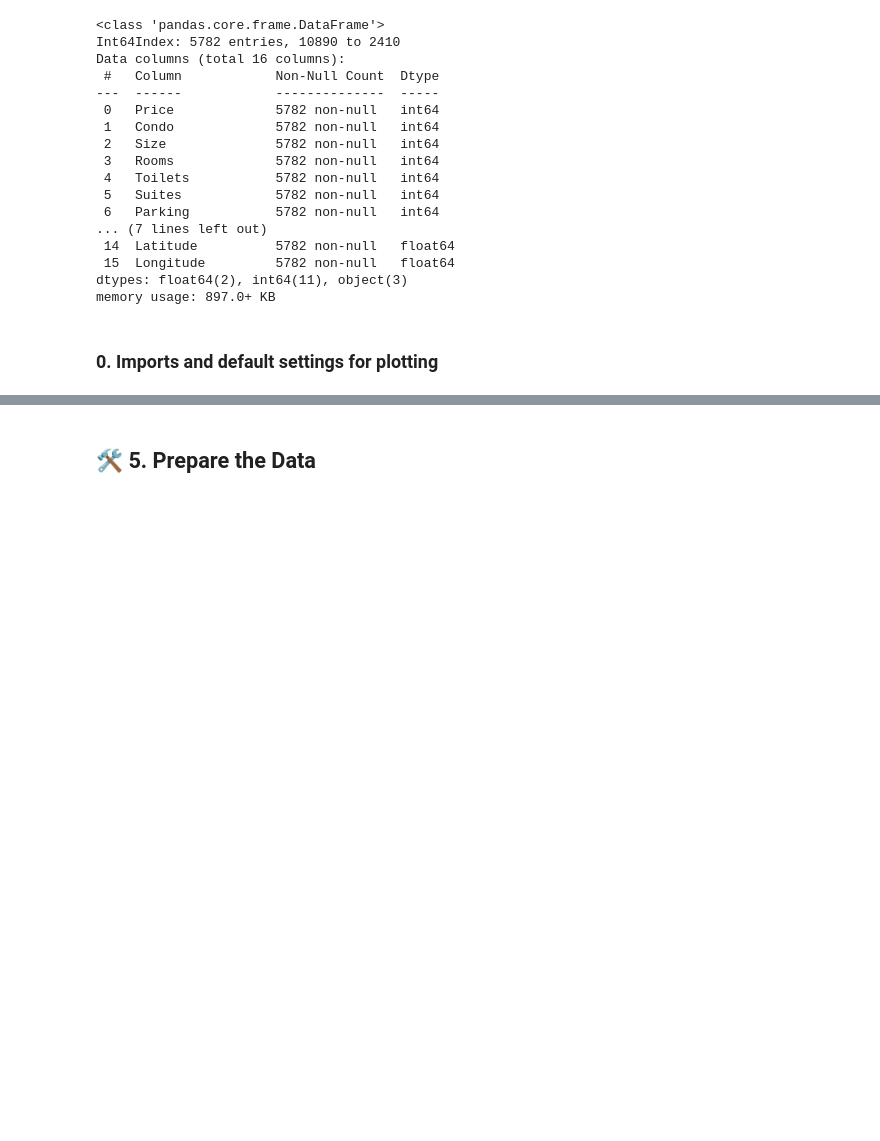
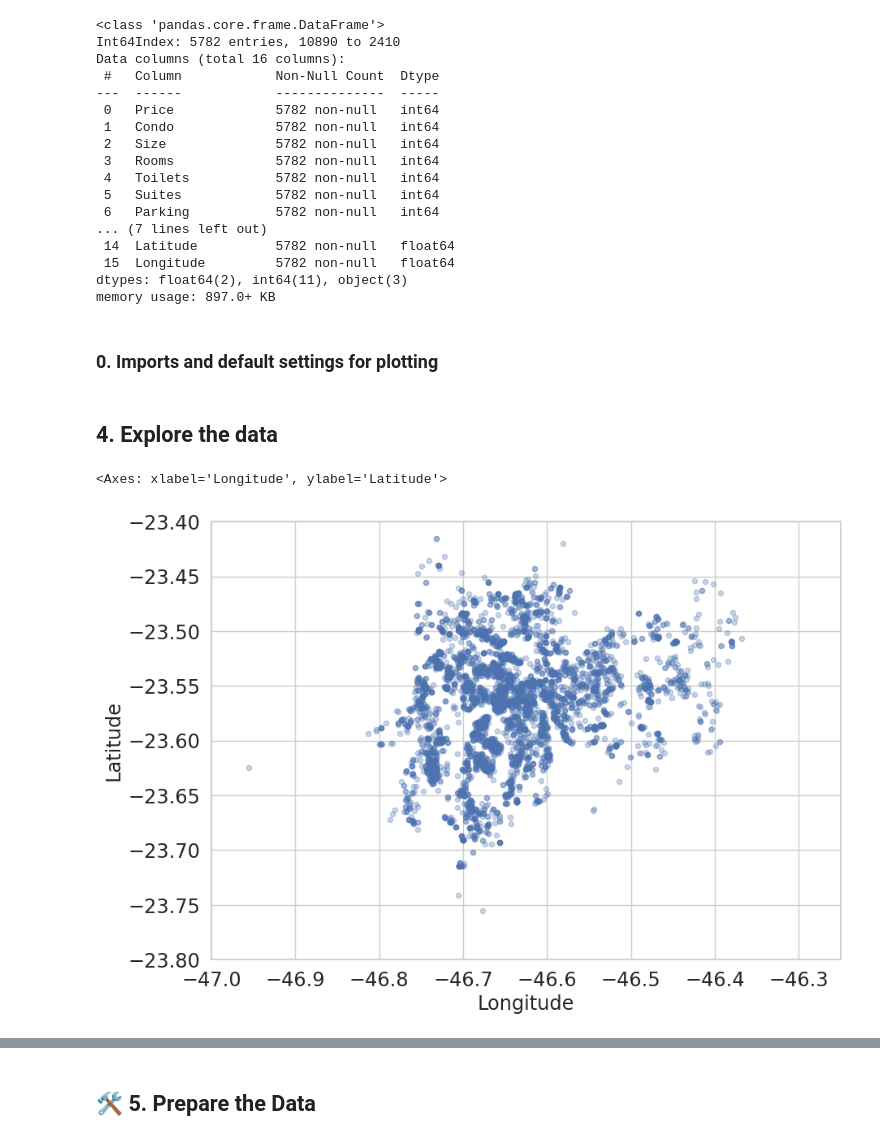
Before and after one commit to HWatanuki/Trabalho_D2APR, a Jupyter notebook: saopaulo-housing.ipynb, the cells around one changed output, grey strips where cells are left out. Cells and saved outputs as stored; diff of their text form; code cells hidden in the pictures; blank space fills up the shorter version.

```diff
--- a/saopaulo-housing.ipynb
+++ b/saopaulo-housing.ipynb
@@ -378,3 +378,10 @@ params = {'legend.fontsize': 'x-large',
          'xtick.labelsize':'x-large',
          'ytick.labelsize':'x-large'}
 plt.rcParams.update(params)
+# %% [markdown]
+## 4. Explore the data
+# %%
+housing_rent_train_clean.plot(kind="scatter", x="Longitude", y="Latitude", xlim=(-47,-46.25), ylim=(-23.8, -23.4), alpha=0.3, figsize=(10, 7))
+# %% [output]
+<Axes: xlabel='Longitude', ylabel='Latitude'>
+[figure, added]
```
Also changed, not shown: parts of 1 cell of this notebook.
